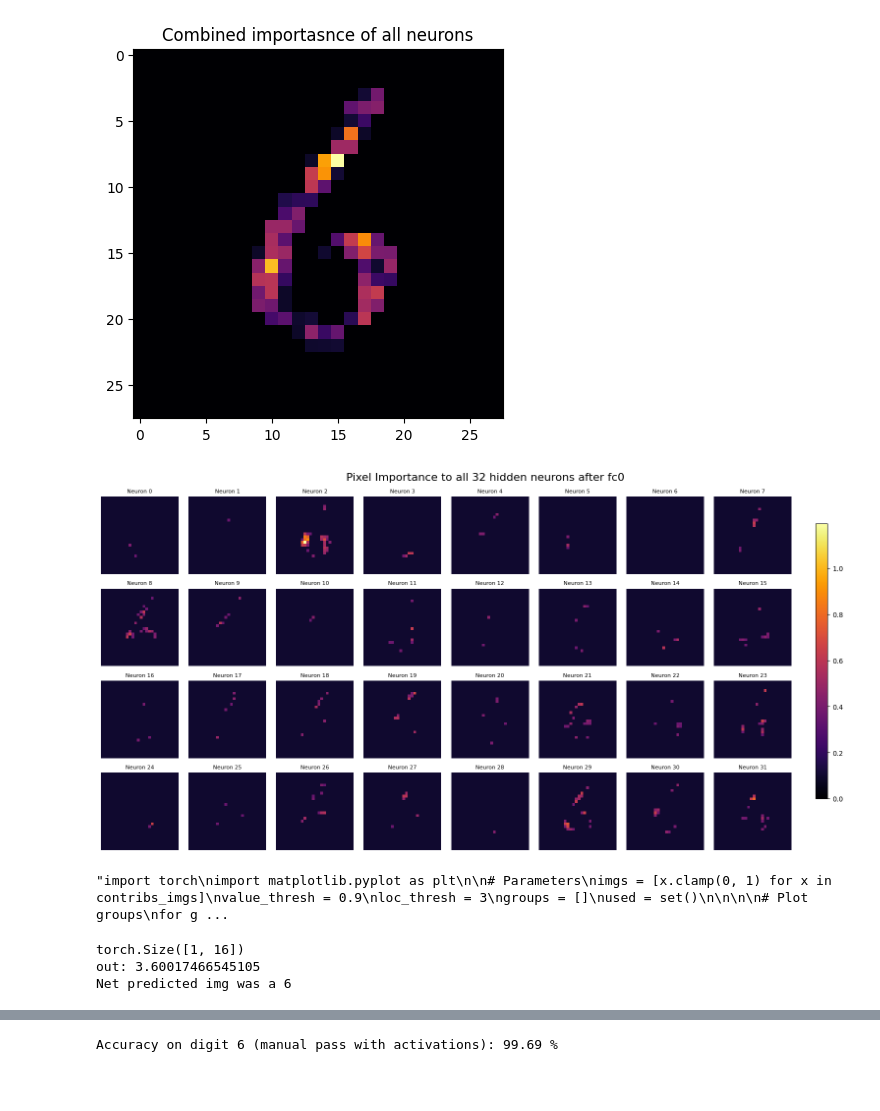
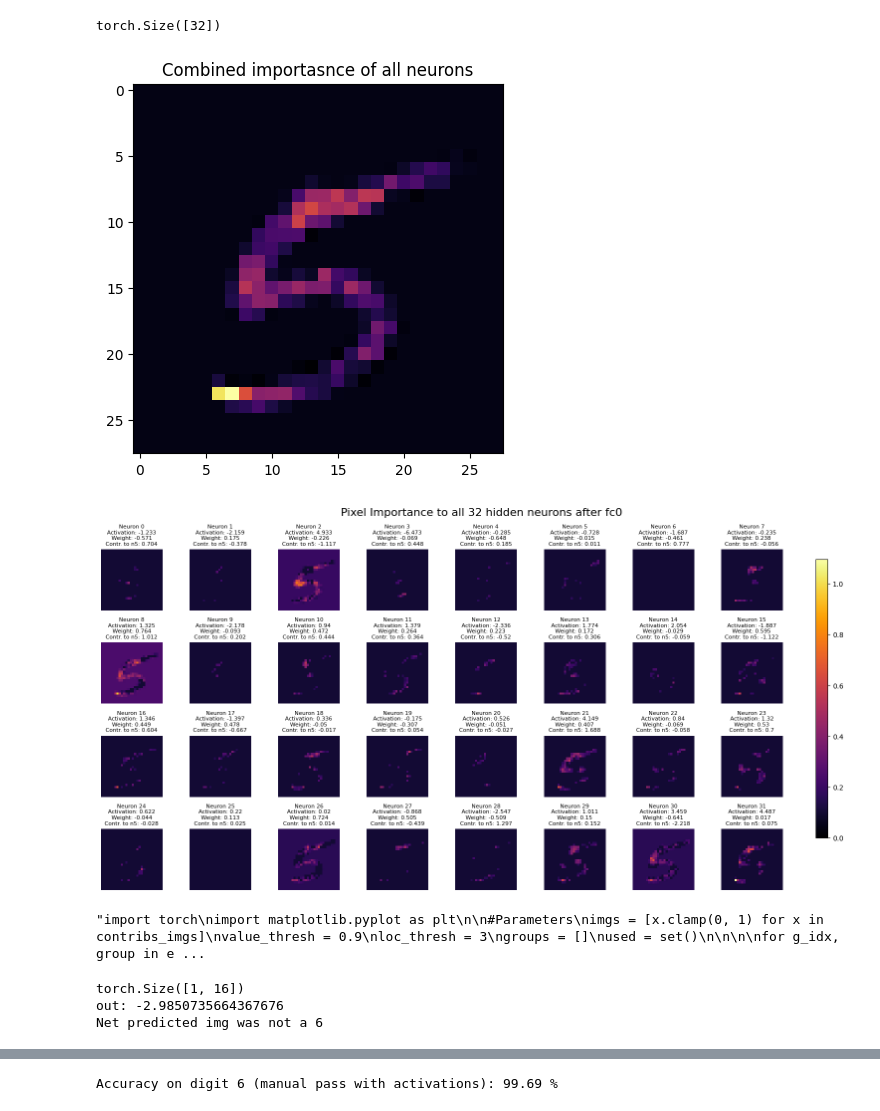
Before and after one commit to kns357/ANN_MA_Kaito, a Jupyter notebook: binary_conceptual_ex_method.ipynb, the cells around one changed output, grey strips where cells are left out. Saved outputs shown, nothing was run; the diff lists cells and outputs as text; code cells hidden in the pictures; blank space fills up the shorter version.

```diff
--- a/binary_conceptual_ex_method.ipynb
+++ b/binary_conceptual_ex_method.ipynb
@@ -75,7 +75,7 @@ plt.show()
 # %%
 
 inputs, labels = next(iter(test_loader))
-dig_to_check = 6
+dig_to_check = 5
 
 #search wanted digit:
 while True:
@@ -84,7 +84,7 @@ while True:
         img = inputs[ind].squeeze()
         break
 
-#img = torch.ones(28, 28)
+#img = torch.full((28, 28), 255)
 
 plt.imshow(img, cmap="inferno")
 #plt.title(f"Predicted by net: {pred}")
@@ -105,13 +105,20 @@ max_val = contribs.max()
 contribs_norm = contribs / max_val
 contribs_imgs = contribs_norm.view(-1, 28, 28)
 
+mask = torch.where(
+    contribs_imgs == 0,
+    torch.tensor(0.0, device=contribs_imgs.device),
+    1
+)
+
 contribs_imgs += biases[:, None, None]
+#contribs_imgs *= mask #no bias where background = 0
 
 contribs_imgs = torch.where(
     contribs_imgs == 0,
     torch.tensor(0.0, device=contribs_imgs.device),
     torch.where(
-        contribs_imgs > 0.35,
+        contribs_imgs > 0.15,
         contribs_imgs,
         torch.tensor(0.1, device=contribs_imgs.device)
     )
@@ -124,36 +131,57 @@ combo = contribs_imgs.sum(dim=0)
 max_val = combo.max()
 combo /= max_val
 
 combo = torch.where(
     combo == 0,
     torch.tensor(0.0, device=combo.device),
     torch.where(
         combo > 0.35,
         combo,
         torch.tensor(0.1, device=combo.device)
     )
 )
 
+
+
+"""for i, mat in enumerate(contribs_imgs):
+    if i == 0:
+        activations = mat.sum(dim=0)
+        continue
+
+    activations += mat.sum(dim=0)"""
+#instead take actualy activaiton, this is modified for visuals!
+activations = net.fc0(img.view(1, -1).cuda()).squeeze()
+
+next_neuron_idx = 5
+
+weights_to_neuron = net.fc1.weight[next_neuron_idx]
+contribution = activations * weights_to_neuron
+#next_contribs = contribution.sum(dim=1) #dim = 1 means y-axis, so all weights to neuron
+
+#print(next_contribs.size())
+print(weights_to_neuron.size())
+
 plt.imshow(combo, cmap="inferno")
 plt.title("Combined importasnce of all neurons")
 
 fig, axes = plt.subplots(4, 8, figsize=(16, 8))
 
 vmax = contribs_imgs.max().item()
 
 for i, ax in enumerate(axes.flat):
     im = ax.imshow(contribs_imgs[i], cmap='inferno', vmin=0, vmax=vmax)
-    ax.set_title(f'Neuron {i}', fontsize=8)
+    ax.set_title(f'Neuron {i}\nActivation: {round(activations[i].item(), 3)}\nWeight: {round(weights_to_neuron[i].item(), 3)}\nContr. to n{next_neuron_idx}: {round(contribution[i].item(), 3)}', fontsize=8)
     ax.axis('off')
 
 fig.suptitle('Pixel Importance to all 32 hidden neurons after fc0', fontsize=16)
 cbar_ax = fig.add_axes([0.92, 0.15, 0.015, 0.7])
 fig.colorbar(im, cax=cbar_ax)
 plt.tight_layout(rect=[0, 0, 0.9, 1])
 plt.show()
 # %% [output]
+torch.Size([32])
-[figure, old version]
+[figure, new version]
-[figure, old version]
+[figure, new version]
 # %%
 #activation function can be ignored, as it is ReLU and this image is normalise by setting negative value to 0 already!
 # %%
@@ -185,7 +213,7 @@ for g_idx, group in enumerate(groups):
 """
 #for now leave away similarity clustering, maybe better after recombination
 # %% [output]
-"import torch\nimport matplotlib.pyplot as plt\n\n# Parameters\nimgs = [x.clamp(0, 1) for x in contribs_imgs]\nvalue_thresh = 0.9\nloc_thresh = 3\ngroups = []\nused = set()\n\n\n\n# Plot groups\nfor g ...
+"import torch\nimport matplotlib.pyplot as plt\n\n#Parameters\nimgs = [x.clamp(0, 1) for x in contribs_imgs]\nvalue_thresh = 0.9\nloc_thresh = 3\ngroups = []\nused = set()\n\n\n\nfor g_idx, group in e ...
 # %%
 #recombine in next layer l+1
 # %%
@@ -230,8 +258,8 @@ sign = 0 if logits_fc2.item() > 0 else 1
 print(f"Net predicted img was {sign*'not '}a {trained_dig}")
 # %% [output]
 torch.Size([1, 16])
-out: 3.60017466545105
-Net predicted img was a 6
+out: -2.9850735664367676
+Net predicted img was not a 6
 # %%
 fig, axes = plt.subplots(4, 4, figsize=(12, 12))
 for idx, ax in enumerate(axes.flat):
```
Also changed, not shown: parts of 4 cells of this notebook, 6 other files.
